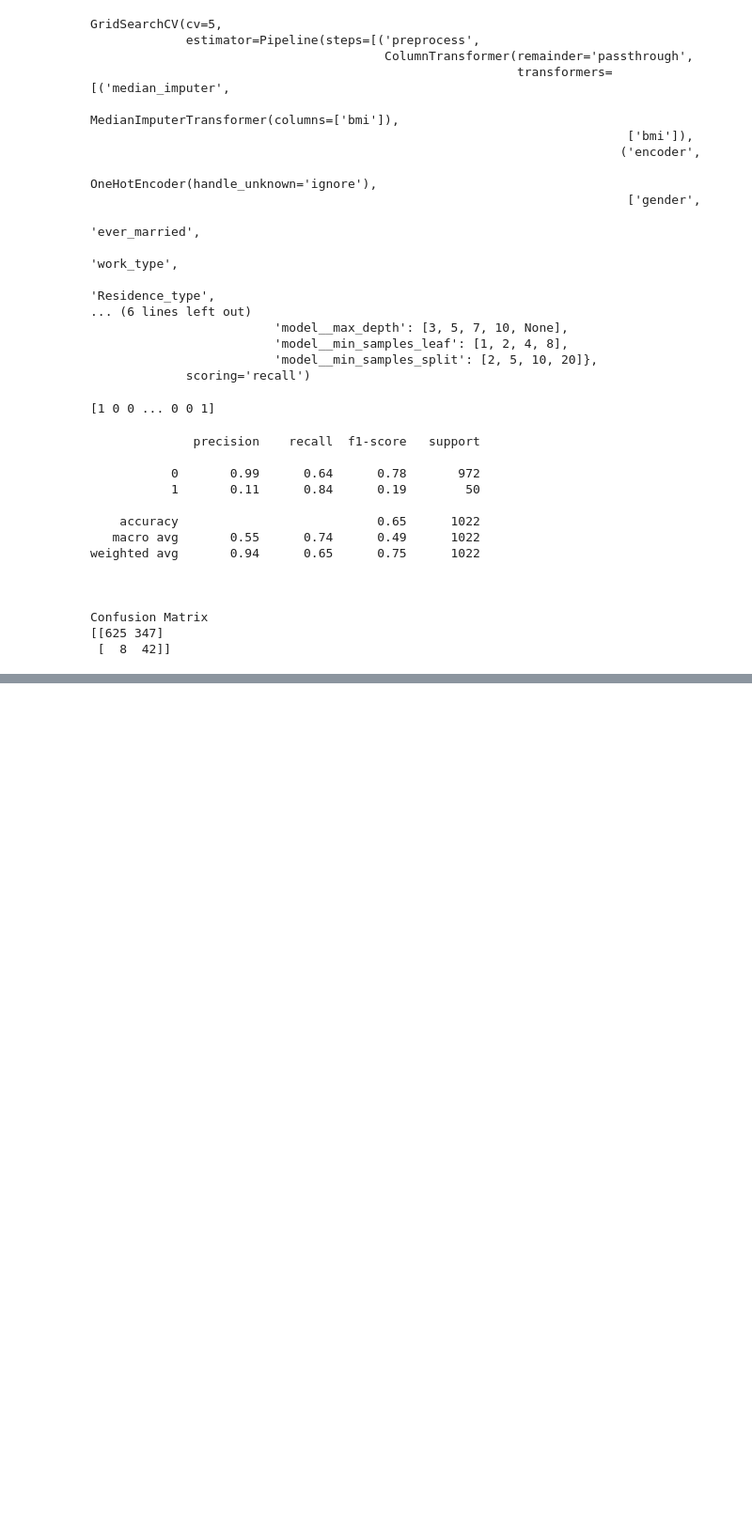
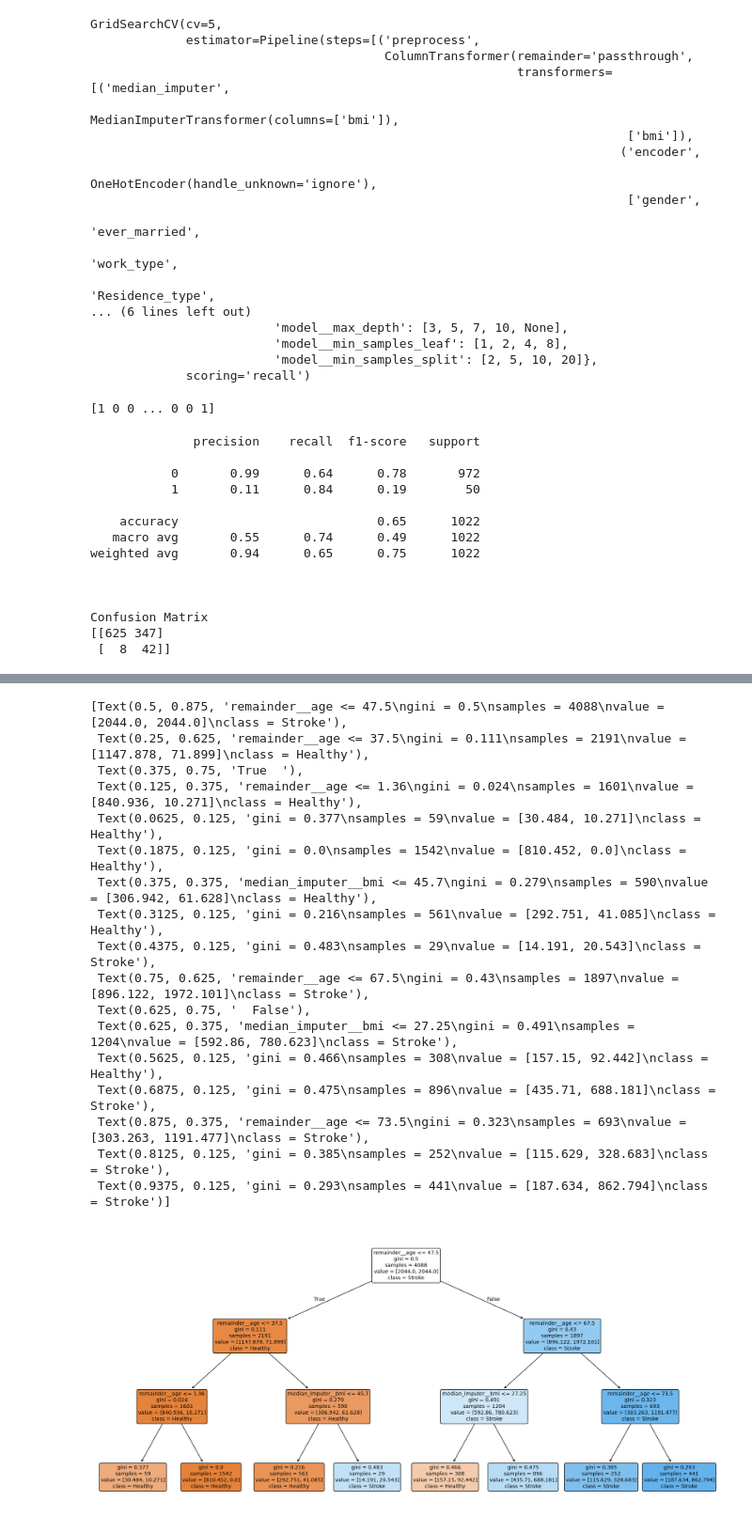
Before and after one commit to Lang-Shin/applied-ml-pipelines, a Jupyter notebook: DecisionTrees/Practice2/stroke_prediction.ipynb, the cells around one changed output, grey strips where cells are left out. Shown at 94% size. Saved outputs shown, nothing was run; the diff lists cells and outputs as text; code cells hidden in the pictures; blank space fills up the shorter version.

```diff
--- a/DecisionTrees/Practice2/stroke_prediction.ipynb
+++ b/DecisionTrees/Practice2/stroke_prediction.ipynb
@@ -179,0 +197,37 @@ Confusion Matrix
+# %%
+from sklearn.tree import plot_tree
+
+fig, ax = plt.subplots(figsize=(22, 10))
+
+best_estimator = grid_search.best_estimator_
+preprocessor = best_estimator.named_steps['preprocess']
+
+plot_tree(
+    best_estimator.named_steps['model'],
+    max_depth = 3,
+    feature_names = preprocessor.get_feature_names_out(),
+    class_names=['Healthy', 'Stroke'],
+    filled=True,
+    rounded=True,
+    fontsize=10,
+    ax= ax
+)
+# %% [output]
+[Text(0.5, 0.875, 'remainder__age <= 47.5\ngini = 0.5\nsamples = 4088\nvalue = [2044.0, 2044.0]\nclass = Stroke'),
+ Text(0.25, 0.625, 'remainder__age <= 37.5\ngini = 0.111\nsamples = 2191\nvalue = [1147.878, 71.899]\nclass = Healthy'),
+ Text(0.375, 0.75, 'True  '),
+ Text(0.125, 0.375, 'remainder__age <= 1.36\ngini = 0.024\nsamples = 1601\nvalue = [840.936, 10.271]\nclass = Healthy'),
+ Text(0.0625, 0.125, 'gini = 0.377\nsamples = 59\nvalue = [30.484, 10.271]\nclass = Healthy'),
+ Text(0.1875, 0.125, 'gini = 0.0\nsamples = 1542\nvalue = [810.452, 0.0]\nclass = Healthy'),
+ Text(0.375, 0.375, 'median_imputer__bmi <= 45.7\ngini = 0.279\nsamples = 590\nvalue = [306.942, 61.628]\nclass = Healthy'),
+ Text(0.3125, 0.125, 'gini = 0.216\nsamples = 561\nvalue = [292.751, 41.085]\nclass = Healthy'),
+ Text(0.4375, 0.125, 'gini = 0.483\nsamples = 29\nvalue = [14.191, 20.543]\nclass = Stroke'),
+ Text(0.75, 0.625, 'remainder__age <= 67.5\ngini = 0.43\nsamples = 1897\nvalue = [896.122, 1972.101]\nclass = Stroke'),
+ Text(0.625, 0.75, '  False'),
+ Text(0.625, 0.375, 'median_imputer__bmi <= 27.25\ngini = 0.491\nsamples = 1204\nvalue = [592.86, 780.623]\nclass = Stroke'),
+ Text(0.5625, 0.125, 'gini = 0.466\nsamples = 308\nvalue = [157.15, 92.442]\nclass = Healthy'),
+ Text(0.6875, 0.125, 'gini = 0.475\nsamples = 896\nvalue = [435.71, 688.181]\nclass = Stroke'),
+ Text(0.875, 0.375, 'remainder__age <= 73.5\ngini = 0.323\nsamples = 693\nvalue = [303.263, 1191.477]\nclass = Stroke'),
+ Text(0.8125, 0.125, 'gini = 0.385\nsamples = 252\nvalue = [115.629, 328.683]\nclass = Stroke'),
+ Text(0.9375, 0.125, 'gini = 0.293\nsamples = 441\nvalue = [187.634, 862.794]\nclass = Stroke')]
+[figure, added]
```
Also changed, not shown: parts of 2 cells of this notebook.
